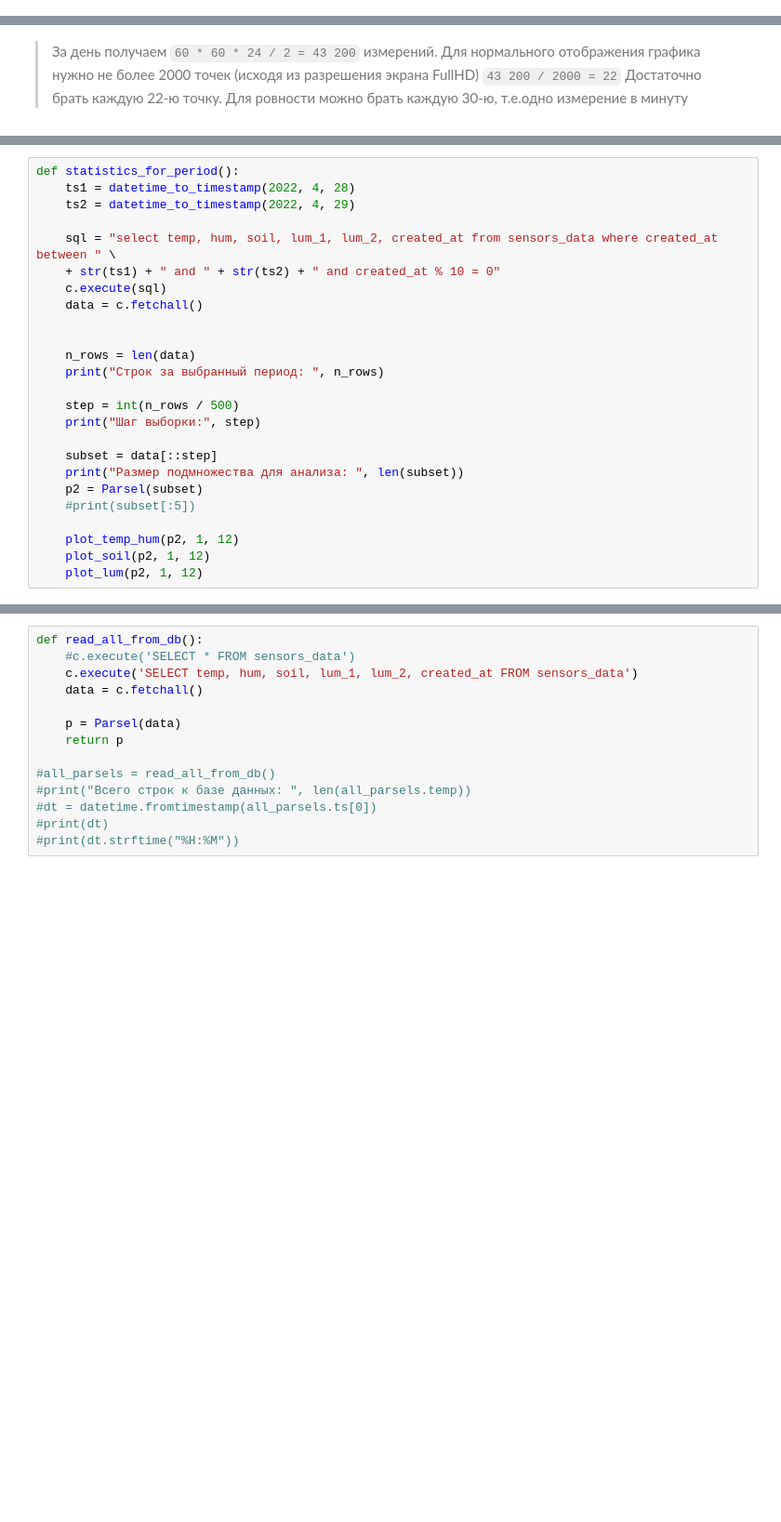
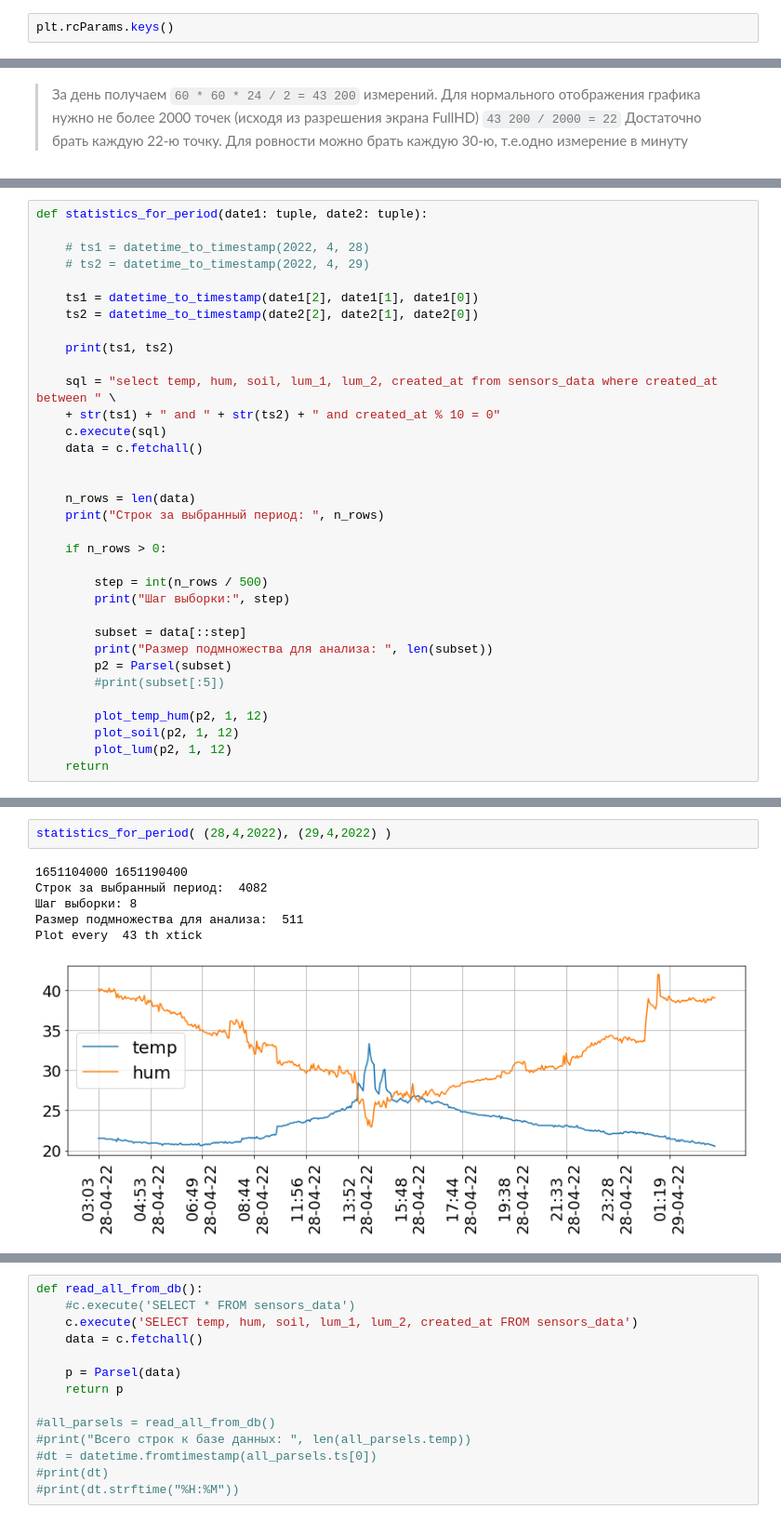
Before and after one commit to edirab/homemeteo-esp-01, a Jupyter notebook: analyze.ipynb, the cells around one changed output, grey strips where cells are left out. Shown: that part at 93% size. Drawn from its saved outputs; the diff is of its cells as text; blank space fills up the shorter version.

Commit message:
- Методы из jupyter ноутбука перенесены с файл stat.py. - Оформление графиков: размеры подписей и шрифтов - Написан метод для разбора параметров команды - Добавлен отладочный вывод в mqtt_test.py

```diff
--- a/analyze.ipynb
+++ b/analyze.ipynb
@@ -43,0 +17,2 @@ def timestamp_to_datetime(ts):
+# %%
+plt.rcParams.keys()
@@ -132,7 +45,13 @@ def plot_lum(parsel, step=50, n_xticks=12):
 # %%
-def statistics_for_period():
-    ts1 = datetime_to_timestamp(2022, 4, 28)
-    ts2 = datetime_to_timestamp(2022, 4, 29)
+def statistics_for_period(date1: tuple, date2: tuple):
+
+    # ts1 = datetime_to_timestamp(2022, 4, 28)
+    # ts2 = datetime_to_timestamp(2022, 4, 29)
+
+    ts1 = datetime_to_timestamp(date1[2], date1[1], date1[0])
+    ts2 = datetime_to_timestamp(date2[2], date2[1], date2[0])
+
+    print(ts1, ts2)
 
     sql = "select temp, hum, soil, lum_1, lum_2, created_at from sensors_data where created_at between " \
     + str(ts1) + " and " + str(ts2) + " and created_at % 10 = 0"
@@ -143,14 +62,17 @@ def statistics_for_period():
     n_rows = len(data)
     print("Строк за выбранный период: ", n_rows)
 
-    step = int(n_rows / 500)
-    print("Шаг выборки:", step)
+    if n_rows > 0:
 
-    subset = data[::step]
-    print("Размер подмножества для анализа: ", len(subset))
-    p2 = Parsel(subset)
-    #print(subset[:5])
+        step = int(n_rows / 500)
+        print("Шаг выборки:", step)
 
-    plot_temp_hum(p2, 1, 12)
-    plot_soil(p2, 1, 12)
-    plot_lum(p2, 1, 12)
+        subset = data[::step]
+        print("Размер подмножества для анализа: ", len(subset))
+        p2 = Parsel(subset)
+        #print(subset[:5])
+
+        plot_temp_hum(p2, 1, 12)
+        plot_soil(p2, 1, 12)
+        plot_lum(p2, 1, 12)
+    return
@@ -168,0 +79,9 @@ Plot every  47 th xtick
+# %%
+statistics_for_period( (28,4,2022), (29,4,2022) )
+# %% [output]
+1651104000 1651190400
+Строк за выбранный период:  4082
+Шаг выборки: 8
+Размер подмножества для анализа:  511
+Plot every  43 th xtick
+[figure, added]
```
Also changed, not shown: parts of 12 cells of this notebook, 6 other files.
